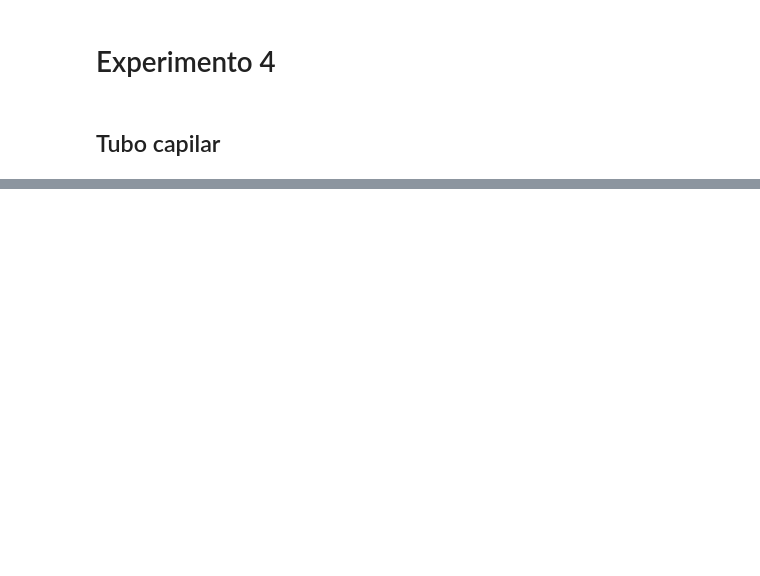
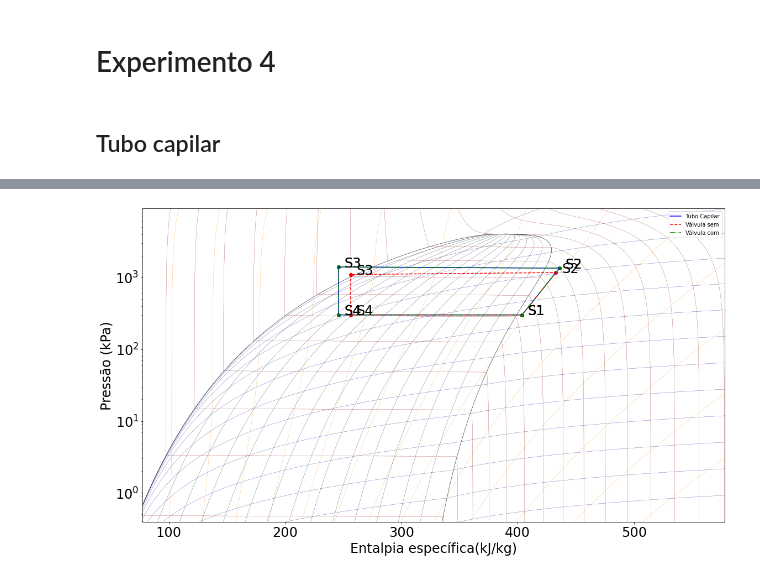
Before and after one commit to Esterci/Engenharia_Mecanica_UFJF, a Jupyter notebook: 12_periodo/refrigeracao/laboratorio/tratamento-de-dados.ipynb, the cells around one changed output, grey strips where cells are left out. Cells and saved outputs as stored; diff of their text form; code cells hidden in the pictures; blank space fills up the shorter version.

```diff
--- a/12_periodo/refrigeracao/laboratorio/tratamento-de-dados.ipynb
+++ b/12_periodo/refrigeracao/laboratorio/tratamento-de-dados.ipynb
@@ -183,0 +41,3 @@ exp3_2_2.output_df
+# %%
+exp4_1 = utils.Experimento(Temp4_1,Press4_1,I,Q)
+exp4_1.conv_input_df
@@ -183,0 +85,4 @@ exp3_2_2.output_df
+# %%
+
+exp4_2 = utils.Experimento(Temp4_2,Press4_2,I,Q)
+exp4_2.conv_input_df
@@ -183,0 +131,4 @@ exp3_2_2.output_df
+# %%
+
+exp4_3 = utils.Experimento(Temp4_3,Press4_3,I,Q)
+exp4_3.conv_input_df
@@ -183,0 +160,87 @@ exp3_2_2.output_df
+# %%
+ph_plot = PropertyPlot(exp4_1.fluido, "Ph")
+ph_plot.calc_isolines()
+fig = ph_plot.figure
+fig.set_size_inches(16, 9)
+ax = ph_plot.axis
+
+color_list =['blue', "red", "green"]
+exp_list = [exp4_1,exp4_2,exp4_3]
+legend_list = [
+    "Tubo Capilar",
+    "Válvula sem",
+    "Válvula com"
+]
+marker_list =['-','--','-.']
+
+for exp, col, legend, mark in zip(exp_list,color_list,legend_list, marker_list):
+
+    print()
+
+    # definindo listas para fechar o ciclo
+    plot_entalpia = exp.input_df.Entalpia.to_list()
+    plot_pressao = exp.input_df.Pressao.to_list()
+
+    plot_entalpia.append(exp.input_df.Entalpia[0])
+    plot_pressao.append(exp.input_df.Pressao[0])
+
+    plot_entalpia = [h / 10 ** 3 for h in plot_entalpia]
+    plot_pressao = [h / 10 ** 3 for h in plot_pressao]
+
+    ax.scatter(
+        plot_entalpia,
+        plot_pressao,
+        color=col)
+    ax.plot(
+        plot_entalpia,
+        plot_pressao,
+        mark,
+        color=col,
+        label=legend
+    )
+
+    ax.tick_params(axis="x", labelsize=24)
+    ax.tick_params(axis="y", labelsize=24)
+    ax.set_xlabel("Entalpia específica(kJ/kg)", fontsize=24)
+    ax.set_ylabel("Pressão (kPa)", fontsize=24)
+    ax.legend()
+
+    # anotando os pontos no diagrama
+
+    if exp.cool:
+        ax.annotate(
+            "S1",
+            (
+                exp.input_df.Entalpia[0] / 1e3 + 5,
+                exp.input_df.Pressao[0] / 1e3 + 5,
+            ),
+            size=24,
+        )
+        ax.annotate(
+            "S2",
+            (
+                exp.input_df.Entalpia[1] / 1e3 + 5,
+                exp.input_df.Pressao[1] / 1e3 + 5,
+            ),
+            size=24,
+        )
+        ax.annotate(
+            "S3",
+            (
+                exp.input_df.Entalpia[2] / 1e3 + 5,
+                exp.input_df.Pressao[2] / 1e3 + 5,
+            ),
+            size=24,
+        )
+        ax.annotate(
+            "S4",
+            (
+                exp.input_df.Entalpia[3] / 1e3 + 5,
+                exp.input_df.Pressao[3] / 1e3 + 5,
+            ),
+            size=24,
+        )
+
+ph_plot.show()
+# %% [output]
+[figure, added]
```
Also changed, not shown: parts of 37 cells of this notebook, 5 other files.
